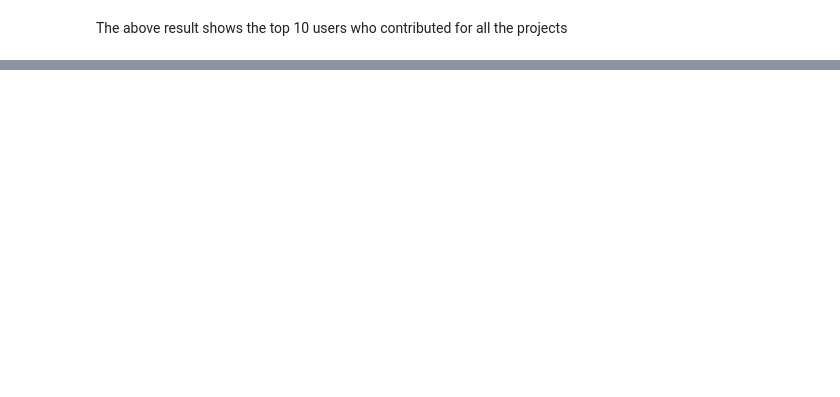
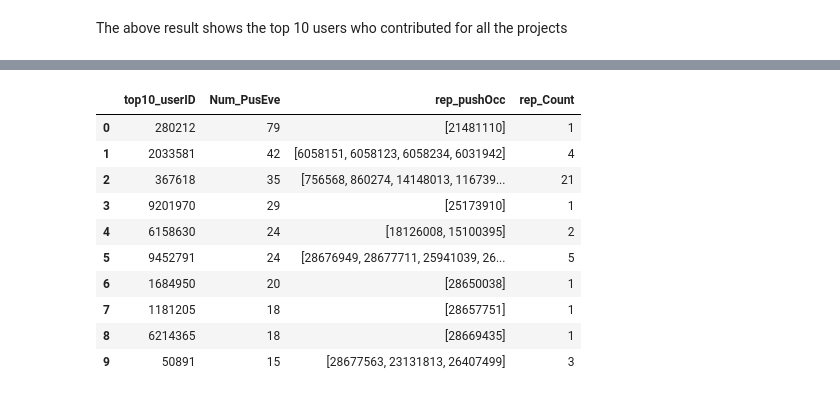
Before and after one commit to prithvikolla/GitHub_Repository_Analysis, a Jupyter notebook: GRA_Analysis.ipynb, the cells around one changed output, grey strips where cells are left out. Drawn from its saved outputs; the diff is of its cells as text; code cells hidden in the pictures; blank space fills up the shorter version.

```diff
--- a/GRA_Analysis.ipynb
+++ b/GRA_Analysis.ipynb
@@ -145,0 +186,4 @@ for i in range(len(top_10_ID)):
+# %%
+val = [x for x in df_u]
+# %%
+li = pd.DataFrame({'user_push': sorted(my_li),'rep_user':val})
@@ -145,0 +199,6 @@ for i in range(len(top_10_ID)):
+# %%
+arr = [ ]
+for i in range(len(list_Top10_User)):
+  for j in range(len(li)):
+    if (list_Top10_User['top10_userID'][i] == li['user_push'][j]):
+       arr.append(li['rep_user'][j])
@@ -145,0 +221,17 @@ for i in range(len(top_10_ID)):
+# %%
+list_Top10_User['rep_pushOcc'] = arr
+list_Top10_User['rep_Count'] = list_Top10_User['rep_pushOcc'].apply(lambda x: len(x))
+# %%
+list_Top10_User
+# %% [output]
+|  | top10_userID | Num_PusEve | rep_pushOcc | rep_Count |
+| 0 | 280212 | 79 | [21481110] | 1 |
+| 1 | 2033581 | 42 | [6058151, 6058123, 6058234, 6031942] | 4 |
+| 2 | 367618 | 35 | [756568, 860274, 14148013, 116739... | 21 |
+| 3 | 9201970 | 29 | [25173910] | 1 |
+| 4 | 6158630 | 24 | [18126008, 15100395] | 2 |
+| 5 | 9452791 | 24 | [28676949, 28677711, 25941039, 26... | 5 |
+| 6 | 1684950 | 20 | [28650038] | 1 |
+| 7 | 1181205 | 18 | [28657751] | 1 |
+| 8 | 6214365 | 18 | [28669435] | 1 |
+| 9 | 50891 | 15 | [28677563, 23131813, 26407499] | 3 |
```
Also changed, not shown: parts of 15 cells of this notebook.
